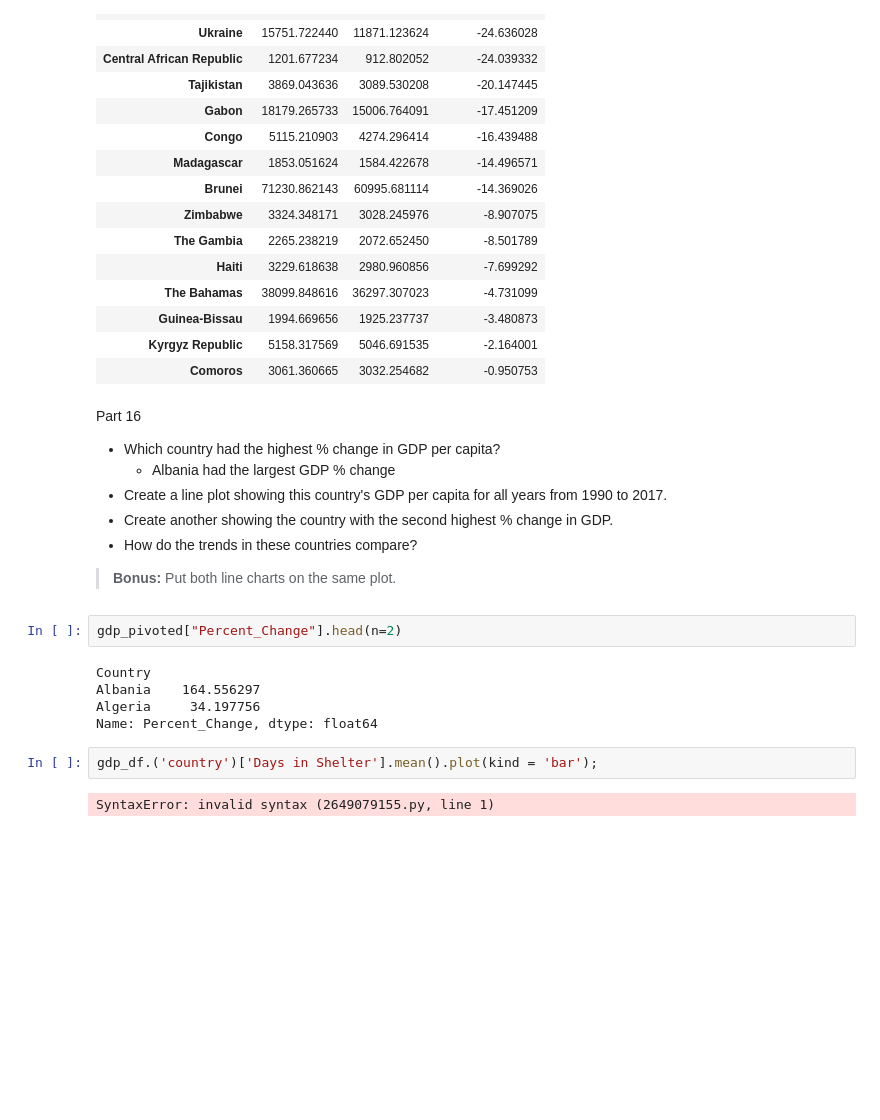
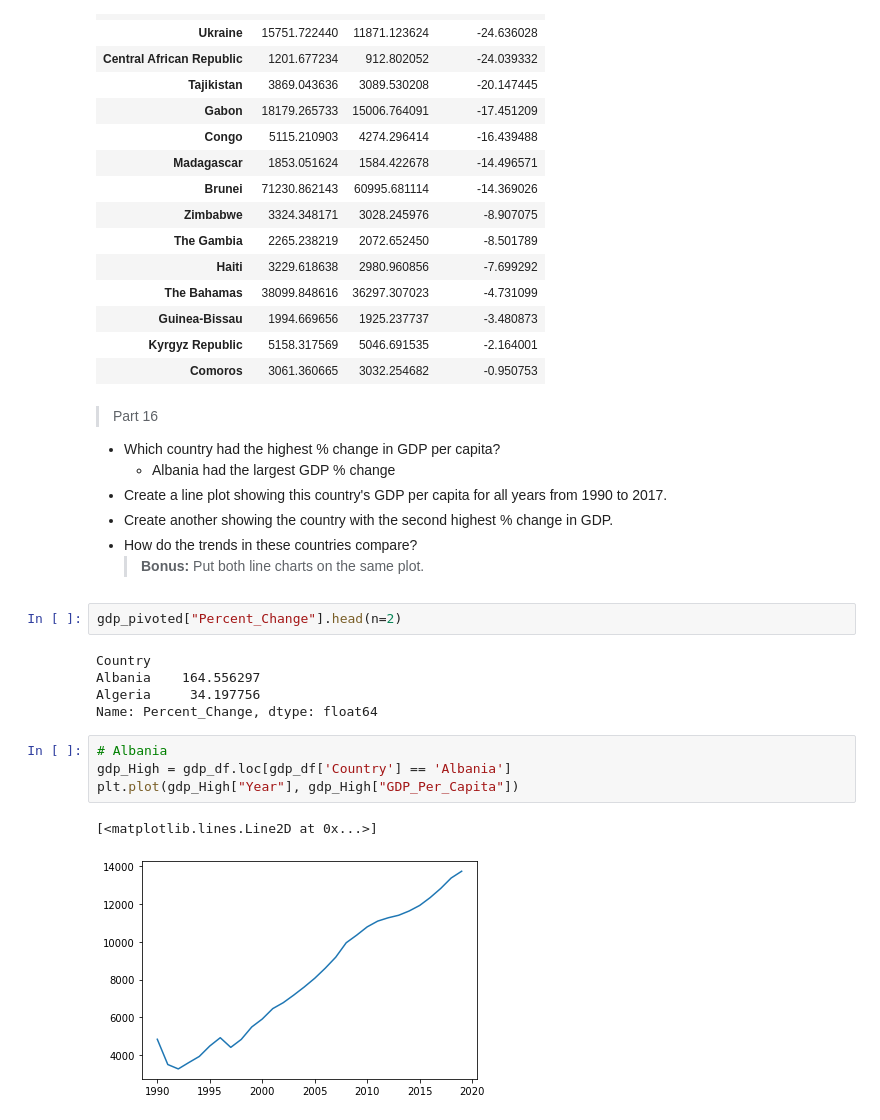
Before and after one commit to Claytor/exploratory_analysis_of_un_data, a Jupyter notebook: notebooks/UN Data Exploration.ipynb, the cells around one changed output. Drawn from its saved outputs; the diff is of its cells as text; blank space fills up the shorter version.

```diff
--- a/notebooks/UN Data Exploration.ipynb
+++ b/notebooks/UN Data Exploration.ipynb
@@ -221,13 +222,13 @@ gdp_pivoted.loc[gdp_pivoted['Percent_Change'] < 0].sort_values('Percent_Change')
 | Kyrgyz Republic | 5158.317569 | 5046.691535 | -2.164001 |
 | Comoros | 3061.360665 | 3032.254682 | -0.950753 |
 # %% [markdown]
-Part 16
+> Part 16
 - Which country had the highest % change in GDP per capita?
     - Albania had the largest GDP % change
 - Create a line plot showing this country's GDP per capita for all years from 1990 to 2017.
 - Create another showing the country with the second highest % change in GDP.
 - How do the trends in these countries compare?
-> **Bonus:** Put both line charts on the same plot.
+    > **Bonus:** Put both line charts on the same plot.
 # %%
 gdp_pivoted["Percent_Change"].head(n=2)
 # %% [output]
@@ -235,7 +236,10 @@ Country
 Albania    164.556297
 Algeria     34.197756
 Name: Percent_Change, dtype: float64
-# %%
-gdp_df.('country')['Days in Shelter'].mean().plot(kind = 'bar');
-# %% [output]
-SyntaxError: invalid syntax (2649079155.py, line 1)
+# %%
+# Albania
+gdp_High = gdp_df.loc[gdp_df['Country'] == 'Albania']
+plt.plot(gdp_High["Year"], gdp_High["GDP_Per_Capita"])
+# %% [output]
+[<matplotlib.lines.Line2D at 0x...>]
+[figure, added]
```
Also changed, not shown: parts of 15 cells of this notebook.
